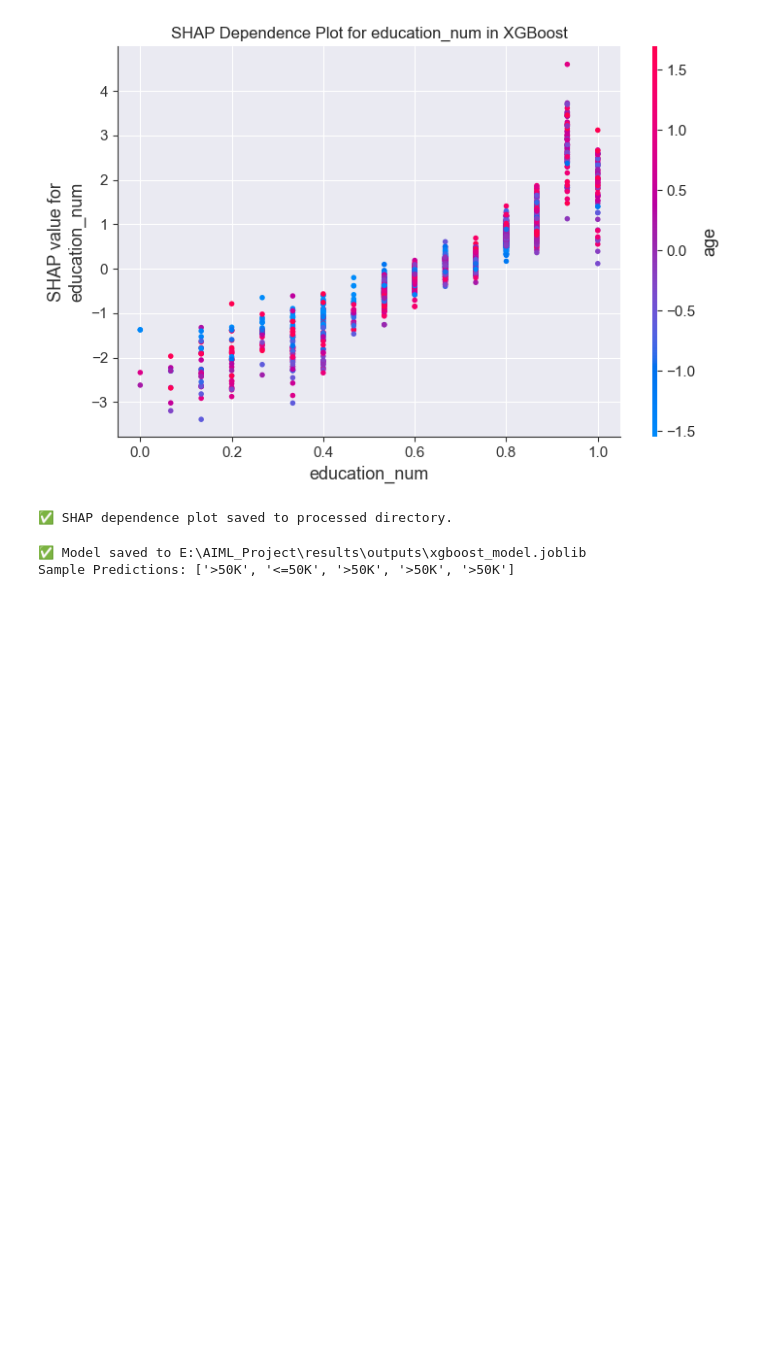
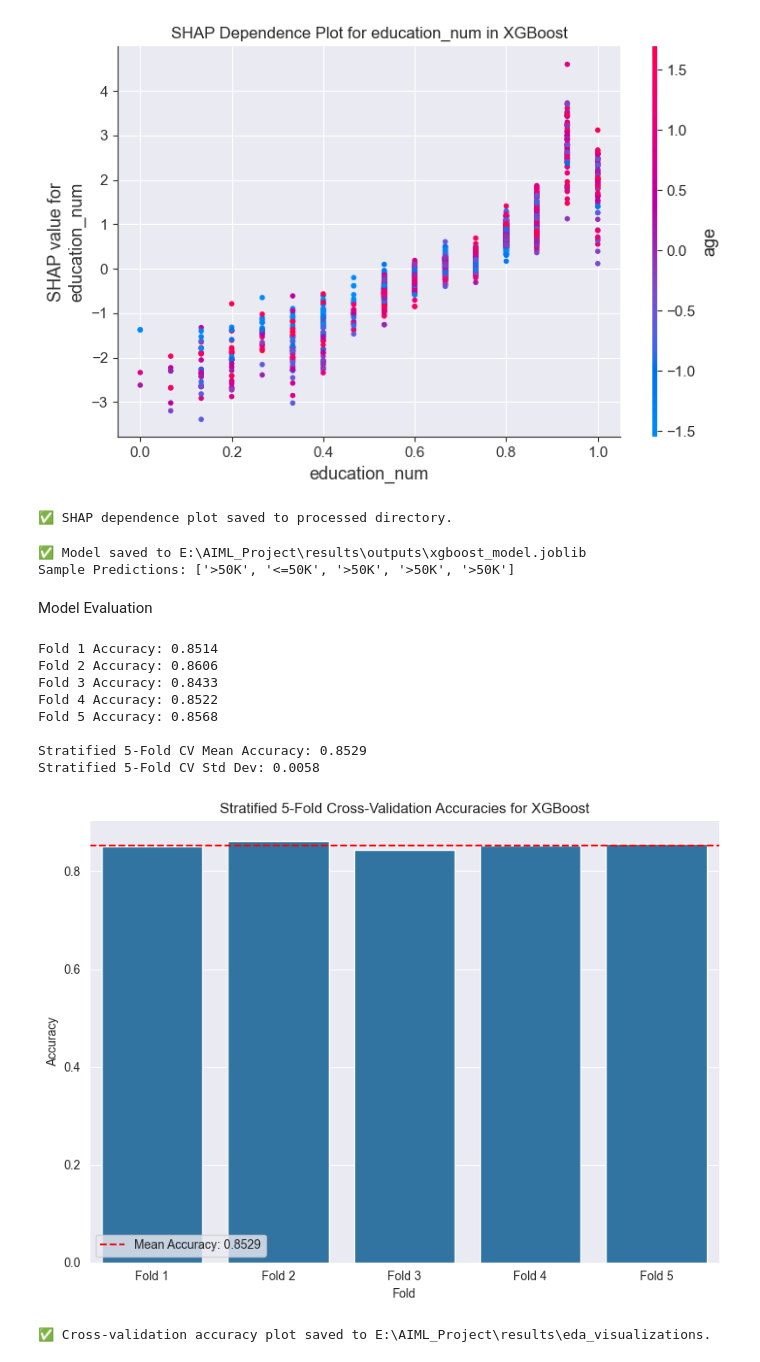
Before and after one commit to NandunSamarasekara/Machine-Learning-model-to-predit-Income, a Jupyter notebook: group_pipeline.ipynb, the cells around one changed output. Saved outputs shown, nothing was run; the diff lists cells and outputs as text; code cells hidden in the pictures; blank space fills up the shorter version.

Commit message:
Model Evaluation: Completed

```diff
--- a/group_pipeline.ipynb
+++ b/group_pipeline.ipynb
@@ -1938,3 +1938,74 @@ print("Sample Predictions:", predictions)
 # %% [output]
 ✅ Model saved to E:\AIML_Project\results\outputs\xgboost_model.joblib
 Sample Predictions: ['>50K', '<=50K', '>50K', '>50K', '>50K']
+# %% [markdown]
+Model Evaluation
+# %%
+import pandas as pd
+import os
+import xgboost as xgb
+from sklearn.model_selection import StratifiedKFold
+from sklearn.metrics import accuracy_score
+import numpy as np
+import matplotlib.pyplot as plt
+import seaborn as sns
+
+# Loading the scaled training dataset
+visualization_dir = r"E:\AIML_Project\results\eda_visualizations"
+processed_dir = r"E:\AIML_Project\results\outputs"
+train_df = pd.read_csv(os.path.join(processed_dir, 'IT_24102080_scaled_train.csv'))
+
+# Separating the features and the target (correcting the typo from 'prop' to 'drop')
+X = train_df.drop('income', axis=1)
+y = train_df['income']
+
+# Initializing XGBoost with parameters (using the previously suggested values; adjust if needed)
+model = xgb.XGBClassifier(n_estimators=500, max_depth=6, learning_rate=0.1, random_state=42)
+
+# Perform stratified 5-fold cross-validation
+skf = StratifiedKFold(n_splits=5, shuffle=True, random_state=42)
+accuracies = []
+
+for fold, (train_idx, val_idx) in enumerate(skf.split(X, y)):
+    X_train, X_val = X.iloc[train_idx], X.iloc[val_idx]
+    y_train, y_val = y.iloc[train_idx], y.iloc[val_idx]
+
+    model.fit(X_train, y_train)
+    y_pred = model.predict(X_val)
+    accuracy = accuracy_score(y_val, y_pred)
+    accuracies.append(accuracy)
+    print(f"Fold {fold+1} Accuracy: {accuracy:.4f}")
+
+# Calculate mean and standard deviation
+mean_accuracy = np.mean(accuracies)
+std_accuracy = np.std(accuracies)
+
+print(f"\nStratified 5-Fold CV Mean Accuracy: {mean_accuracy:.4f}")
+print(f"Stratified 5-Fold CV Std Dev: {std_accuracy:.4f}")
+
+# Visualize fold-wise accuracies
+plt.figure(figsize=(8, 6))
+sns.barplot(x=[f"Fold {i}" for i in range(1, 6)], y=accuracies)
+plt.axhline(y=mean_accuracy, color='red', linestyle='--', label=f'Mean Accuracy: {mean_accuracy:.4f}')
+plt.title('Stratified 5-Fold Cross-Validation Accuracies for XGBoost')
+plt.xlabel('Fold')
+plt.ylabel('Accuracy')
+plt.legend()
+plt.tight_layout()
+
+# Save the plot
+plot_path = os.path.join(visualization_dir, 'xgboost_kfold_accuracy_plot.png')
+plt.savefig(plot_path)
+plt.show()
+print(f"✅ Cross-validation accuracy plot saved to {visualization_dir}.")
+# %% [output]
+Fold 1 Accuracy: 0.8514
+Fold 2 Accuracy: 0.8606
+Fold 3 Accuracy: 0.8433
+Fold 4 Accuracy: 0.8522
+Fold 5 Accuracy: 0.8568
+
+Stratified 5-Fold CV Mean Accuracy: 0.8529
+Stratified 5-Fold CV Std Dev: 0.0058
+[figure, added]
+✅ Cross-validation accuracy plot saved to E:\AIML_Project\results\eda_visualizations.
```
Also changed, not shown: parts of 1 cell of this notebook, 3 other files.
